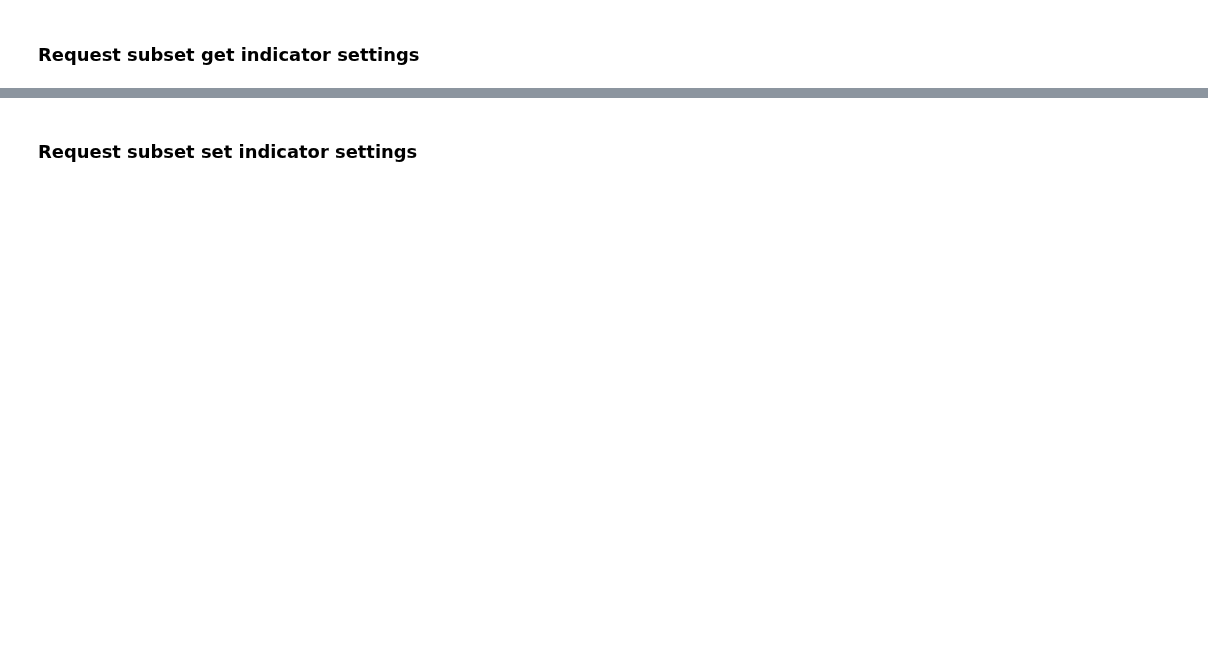
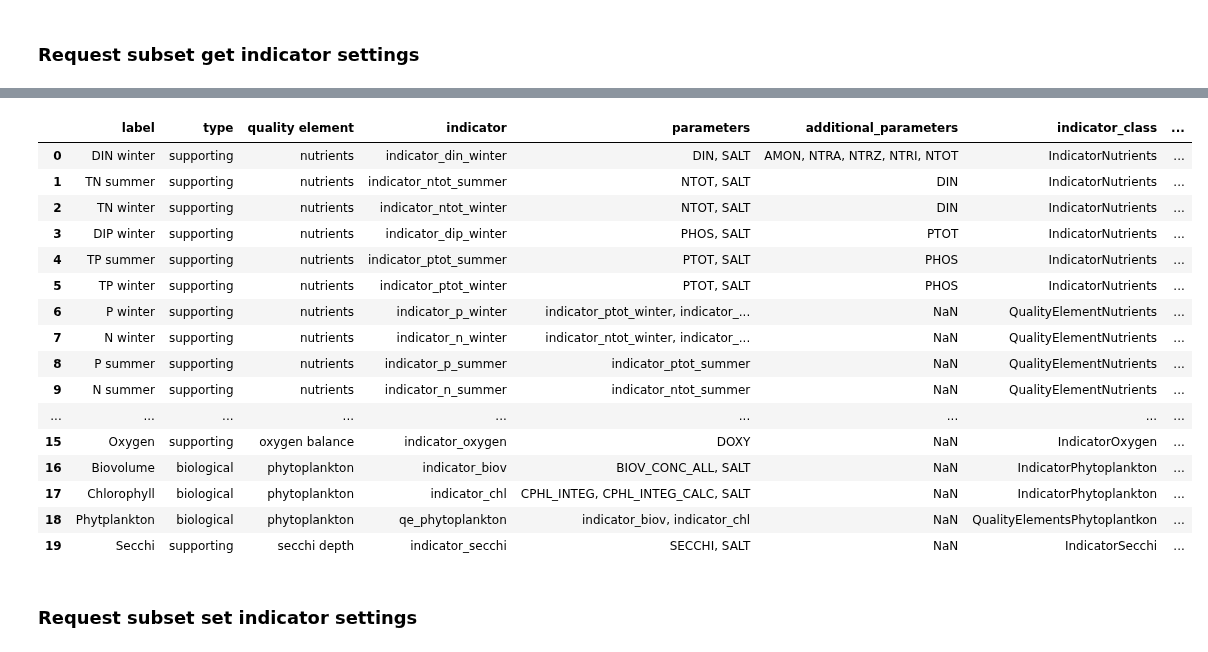
Before and after one commit to ekostat/ekostat_calculator, a Jupyter notebook: notebooks/mw_requests.ipynb, the cells around one changed output, grey strips where cells are left out. Saved outputs shown, nothing was run; the diff lists cells and outputs as text; code cells hidden in the pictures; blank space fills up the shorter version.

```diff
--- a/notebooks/mw_requests.ipynb
+++ b/notebooks/mw_requests.ipynb
@@ -571,3 +607,26 @@ data_filter_object = subset_object.get_data_filter_object(step=1)
+# %%
+indicator_list =['indicator_ptot_winter', 'indicator_dip_winter']
+qe_list = []
+for
+ekos.mapping_objects['quality_element'].cf_df
+# %% [output]
+|  | label | type | quality element | indicator | parameters | additional_parameters | indicator_class | ... |
+| 0 | DIN winter | supporting | nutrients | indicator_din_winter | DIN, SALT | AMON, NTRA, NTRZ, NTRI, NTOT | IndicatorNutrients | ... |
+| 1 | TN summer | supporting | nutrients | indicator_ntot_summer | NTOT, SALT | DIN | IndicatorNutrients | ... |
+| 2 | TN winter | supporting | nutrients | indicator_ntot_winter | NTOT, SALT | DIN | IndicatorNutrients | ... |
+| 3 | DIP winter | supporting | nutrients | indicator_dip_winter | PHOS, SALT | PTOT | IndicatorNutrients | ... |
+| 4 | TP summer | supporting | nutrients | indicator_ptot_summer | PTOT, SALT | PHOS | IndicatorNutrients | ... |
+| 5 | TP winter | supporting | nutrients | indicator_ptot_winter | PTOT, SALT | PHOS | IndicatorNutrients | ... |
+| 6 | P winter | supporting | nutrients | indicator_p_winter | indicator_ptot_winter, indicator_... | NaN | QualityElementNutrients | ... |
+| 7 | N winter | supporting | nutrients | indicator_n_winter | indicator_ntot_winter, indicator_... | NaN | QualityElementNutrients | ... |
+| 8 | P summer | supporting | nutrients | indicator_p_summer | indicator_ptot_summer | NaN | QualityElementNutrients | ... |
+| 9 | N summer | supporting | nutrients | indicator_n_summer | indicator_ntot_summer | NaN | QualityElementNutrients | ... |
+| ... | ... | ... | ... | ... | ... | ... | ... | ... |
+| 15 | Oxygen | supporting | oxygen balance | indicator_oxygen | DOXY | NaN | IndicatorOxygen | ... |
+| 16 | Biovolume | biological | phytoplankton | indicator_biov | BIOV_CONC_ALL, SALT | NaN | IndicatorPhytoplankton | ... |
+| 17 | Chlorophyll | biological | phytoplankton | indicator_chl | CPHL_INTEG, CPHL_INTEG_CALC, SALT | NaN | IndicatorPhytoplankton | ... |
+| 18 | Phytplankton | biological | phytoplankton | qe_phytoplankton | indicator_biov, indicator_chl | NaN | QualityElementsPhytoplantkon | ... |
+| 19 | Secchi | supporting | secchi depth | indicator_secchi | SECCHI, SALT | NaN | IndicatorSecchi | ... |
 # %% [markdown]
 ### Request subset set indicator settings
 # %%
```
Also changed, not shown: parts of 23 cells of this notebook, 38 other files.
